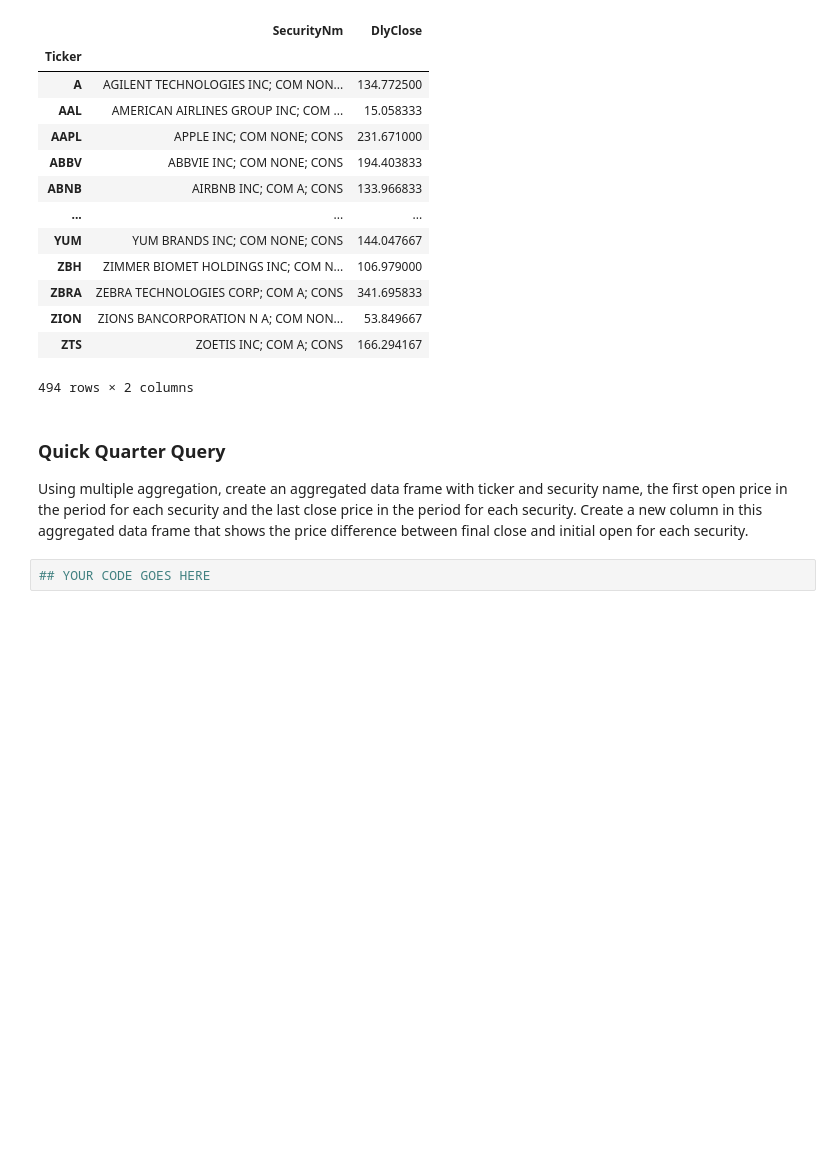
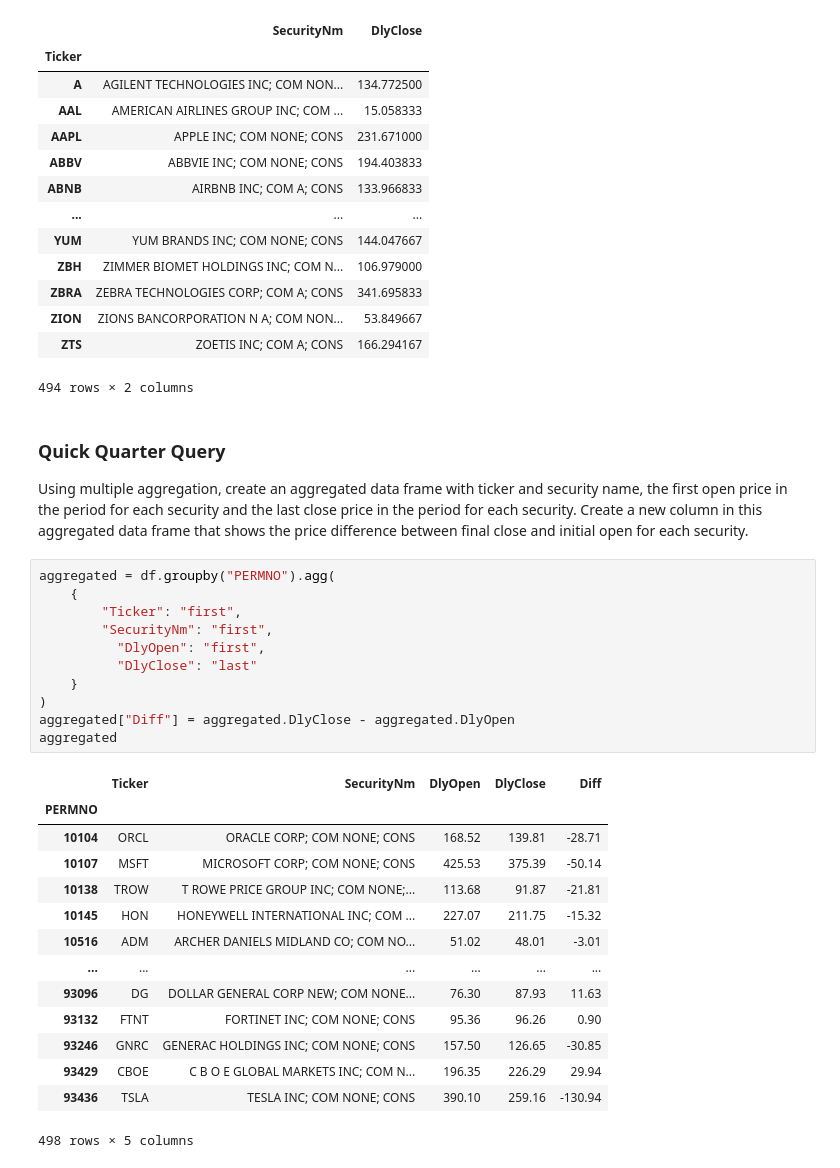
Before and after one commit to Imperial-Business-School/python-for-finance-sz124, a Jupyter notebook: 06. Panel Data.ipynb, the cells around one changed output. Cells and saved outputs as stored; diff of their text form; blank space fills up the shorter version.

```diff
--- a/06. Panel Data.ipynb
+++ b/06. Panel Data.ipynb
@@ -417,5 +417,29 @@ df.groupby("Ticker").agg({"SecurityNm" : "first", "DlyClose" : "mean"})
 ### Quick Quarter Query
 
 Using multiple aggregation, create an aggregated data frame with ticker and security name, the first open price in the period for each security and the last close price in the period for each security. Create a new column in this aggregated data frame that shows the price difference between final close and initial open for each security.
-# %%
-## YOUR CODE GOES HERE
+# %%
+aggregated = df.groupby("PERMNO").agg(
+    {
+        "Ticker": "first",
+        "SecurityNm": "first",
+          "DlyOpen": "first",
+          "DlyClose": "last"
+    }
+)
+aggregated["Diff"] = aggregated.DlyClose - aggregated.DlyOpen
+aggregated
+# %% [output]
+|  | Ticker | SecurityNm | DlyOpen | DlyClose | Diff |
+| PERMNO |  |  |  |  |  |
+| 10104 | ORCL | ORACLE CORP; COM NONE; CONS | 168.52 | 139.81 | -28.71 |
+| 10107 | MSFT | MICROSOFT CORP; COM NONE; CONS | 425.53 | 375.39 | -50.14 |
+| 10138 | TROW | T ROWE PRICE GROUP INC; COM NONE;... | 113.68 | 91.87 | -21.81 |
+| 10145 | HON | HONEYWELL INTERNATIONAL INC; COM ... | 227.07 | 211.75 | -15.32 |
+| 10516 | ADM | ARCHER DANIELS MIDLAND CO; COM NO... | 51.02 | 48.01 | -3.01 |
+| ... | ... | ... | ... | ... | ... |
+| 93096 | DG | DOLLAR GENERAL CORP NEW; COM NONE... | 76.30 | 87.93 | 11.63 |
+| 93132 | FTNT | FORTINET INC; COM NONE; CONS | 95.36 | 96.26 | 0.90 |
+| 93246 | GNRC | GENERAC HOLDINGS INC; COM NONE; CONS | 157.50 | 126.65 | -30.85 |
+| 93429 | CBOE | C B O E GLOBAL MARKETS INC; COM N... | 196.35 | 226.29 | 29.94 |
+| 93436 | TSLA | TESLA INC; COM NONE; CONS | 390.10 | 259.16 | -130.94 |
+498 rows × 5 columns
```
